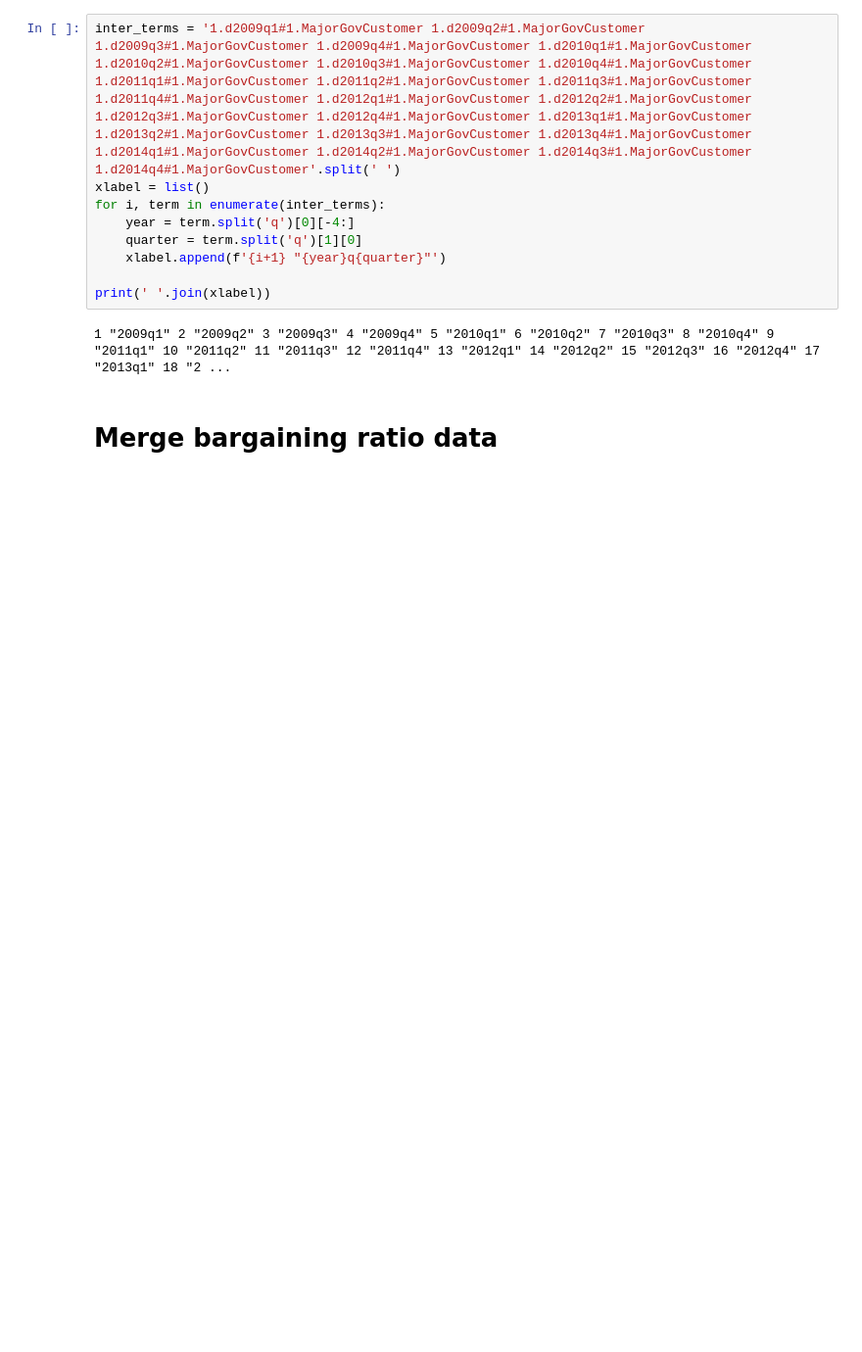
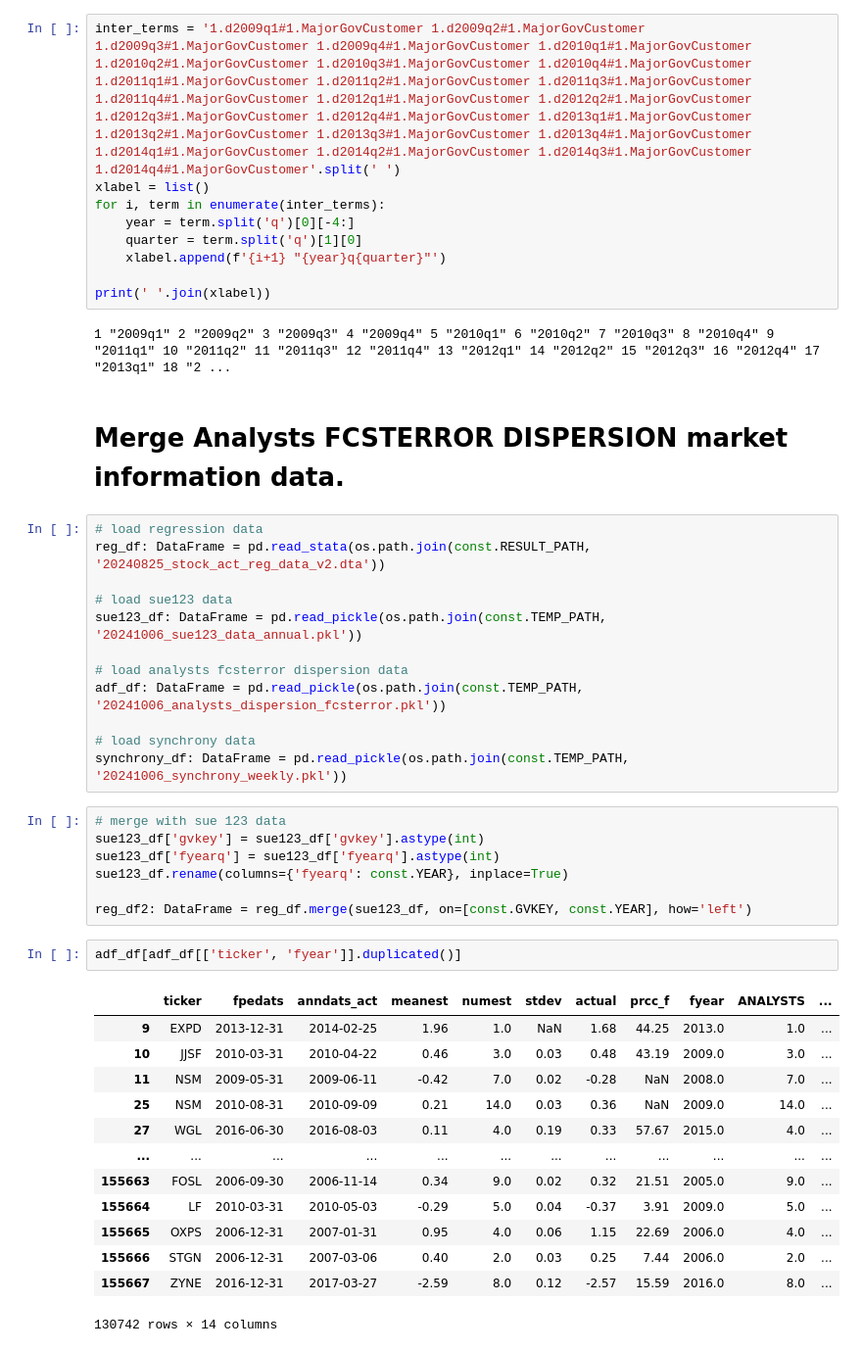
Before and after one commit to wangyouan/STOCKAct, a Jupyter notebook: Notebook/ConstructRegressionData.ipynb, the cells around one changed output. Shown: that part at 98% size. Drawn from its saved outputs; the diff is of its cells as text; blank space fills up the shorter version.

Commit message:
Construct some new variables

```diff
--- a/Notebook/ConstructRegressionData.ipynb
+++ b/Notebook/ConstructRegressionData.ipynb
@@ -54,4 +55,39 @@ print(' '.join(xlabel))
 # %% [output]
 1 "2009q1" 2 "2009q2" 3 "2009q3" 4 "2009q4" 5 "2010q1" 6 "2010q2" 7 "2010q3" 8 "2010q4" 9 "2011q1" 10 "2011q2" 11 "2011q3" 12 "2011q4" 13 "2012q1" 14 "2012q2" 15 "2012q3" 16 "2012q4" 17 "2013q1" 18 "2 ...
 # %% [markdown]
-# Merge bargaining ratio data
+# Merge Analysts FCSTERROR DISPERSION market information data.
+# %%
+# load regression data
+reg_df: DataFrame = pd.read_stata(os.path.join(const.RESULT_PATH, '20240825_stock_act_reg_data_v2.dta'))
+
+# load sue123 data
+sue123_df: DataFrame = pd.read_pickle(os.path.join(const.TEMP_PATH, '20241006_sue123_data_annual.pkl'))
+
+# load analysts fcsterror dispersion data
+adf_df: DataFrame = pd.read_pickle(os.path.join(const.TEMP_PATH, '20241006_analysts_dispersion_fcsterror.pkl'))
+
+# load synchrony data
+synchrony_df: DataFrame = pd.read_pickle(os.path.join(const.TEMP_PATH, '20241006_synchrony_weekly.pkl'))
+# %%
+# merge with sue 123 data
+sue123_df['gvkey'] = sue123_df['gvkey'].astype(int)
+sue123_df['fyearq'] = sue123_df['fyearq'].astype(int)
+sue123_df.rename(columns={'fyearq': const.YEAR}, inplace=True)
+
+reg_df2: DataFrame = reg_df.merge(sue123_df, on=[const.GVKEY, const.YEAR], how='left')
+# %%
+adf_df[adf_df[['ticker', 'fyear']].duplicated()]
+# %% [output]
+|  | ticker | fpedats | anndats_act | meanest | numest | stdev | actual | prcc_f | fyear | ANALYSTS | ... |
+| 9 | EXPD | 2013-12-31 | 2014-02-25 | 1.96 | 1.0 | NaN | 1.68 | 44.25 | 2013.0 | 1.0 | ... |
+| 10 | JJSF | 2010-03-31 | 2010-04-22 | 0.46 | 3.0 | 0.03 | 0.48 | 43.19 | 2009.0 | 3.0 | ... |
+| 11 | NSM | 2009-05-31 | 2009-06-11 | -0.42 | 7.0 | 0.02 | -0.28 | NaN | 2008.0 | 7.0 | ... |
+| 25 | NSM | 2010-08-31 | 2010-09-09 | 0.21 | 14.0 | 0.03 | 0.36 | NaN | 2009.0 | 14.0 | ... |
+| 27 | WGL | 2016-06-30 | 2016-08-03 | 0.11 | 4.0 | 0.19 | 0.33 | 57.67 | 2015.0 | 4.0 | ... |
+| ... | ... | ... | ... | ... | ... | ... | ... | ... | ... | ... | ... |
+| 155663 | FOSL | 2006-09-30 | 2006-11-14 | 0.34 | 9.0 | 0.02 | 0.32 | 21.51 | 2005.0 | 9.0 | ... |
+| 155664 | LF | 2010-03-31 | 2010-05-03 | -0.29 | 5.0 | 0.04 | -0.37 | 3.91 | 2009.0 | 5.0 | ... |
+| 155665 | OXPS | 2006-12-31 | 2007-01-31 | 0.95 | 4.0 | 0.06 | 1.15 | 22.69 | 2006.0 | 4.0 | ... |
+| 155666 | STGN | 2006-12-31 | 2007-03-06 | 0.40 | 2.0 | 0.03 | 0.25 | 7.44 | 2006.0 | 2.0 | ... |
+| 155667 | ZYNE | 2016-12-31 | 2017-03-27 | -2.59 | 8.0 | 0.12 | -2.57 | 15.59 | 2016.0 | 8.0 | ... |
+130742 rows × 14 columns
```
Also changed, not shown: parts of 9 cells of this notebook, 3 other files.
